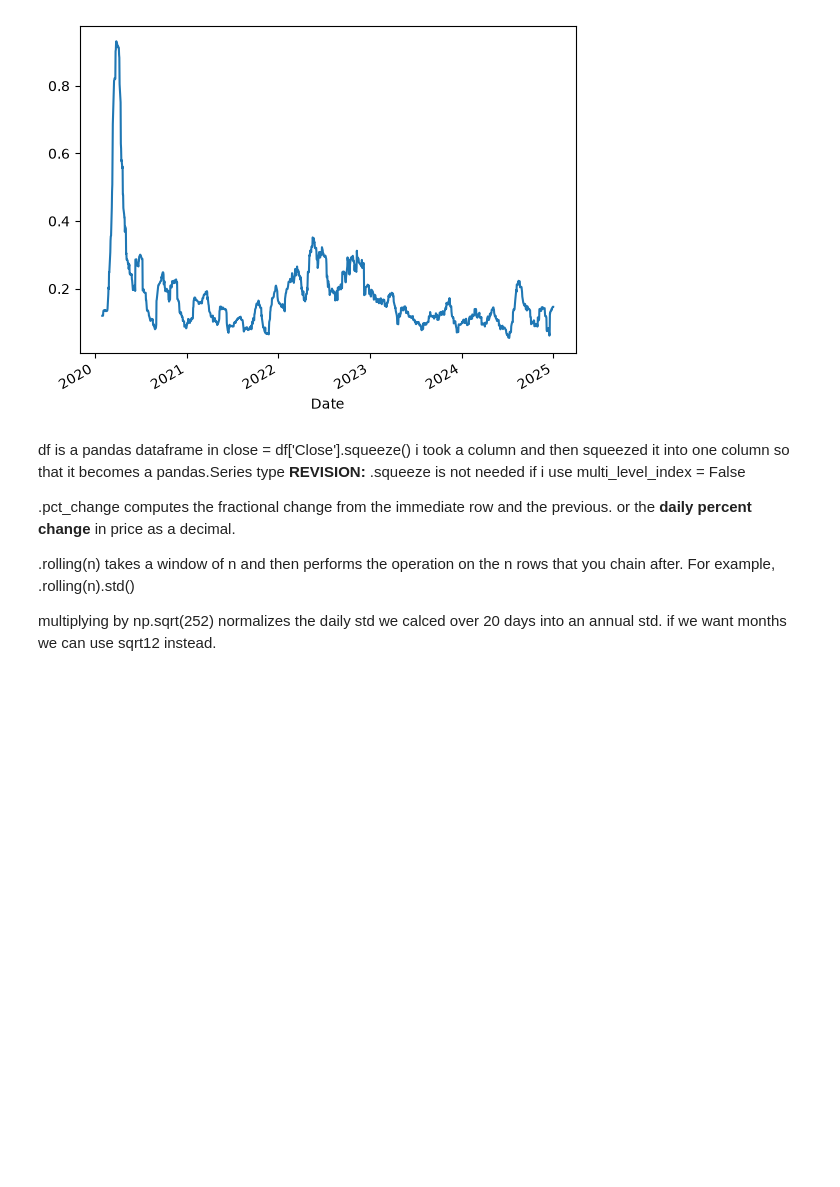
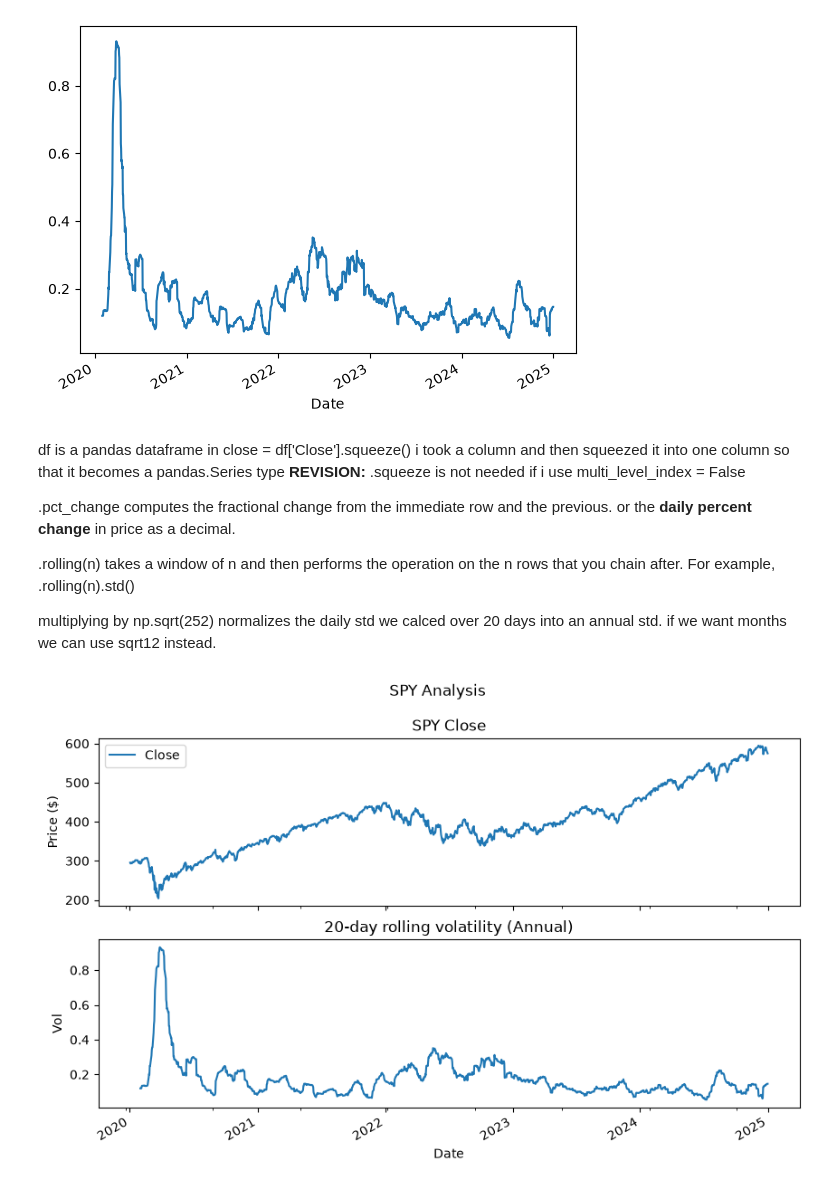
Before and after one commit to rmohanty521/StockReturnAnalyzer, a Jupyter notebook: 01_return_analyzer.ipynb, the cells around one changed output. Saved outputs shown, nothing was run; the diff lists cells and outputs as text; code cells hidden in the pictures; blank space fills up the shorter version.

```diff
--- a/01_return_analyzer.ipynb
+++ b/01_return_analyzer.ipynb
@@ -58,3 +43,17 @@ in close = df['Close'].squeeze() i took a column and then squeezed it into one c
 .rolling(n) takes a window of n and then performs the operation on the n rows that you chain after. For example, .rolling(n).std()
 
 multiplying by np.sqrt(252) normalizes the daily std we calced over 20 days into an annual std. if we want months we can use sqrt12 instead.
+# %%
+fig, (ax1, ax2) = plt.subplots(2, 1, figsize=(10, 6), sharex = True)
+fig.suptitle('SPY Analysis')
+
+close.plot(ax = ax1, title='SPY Close')
+ax1.set_ylabel('Price ($)')
+ax1.legend()
+
+df['vol20'].plot(ax = ax2, title='20-day rolling volatility (Annual)')
+ax2.set_ylabel('Vol')
+
+plt.show()
+# %% [output]
+[figure, added]
```
Also changed, not shown: parts of 7 cells of this notebook.
